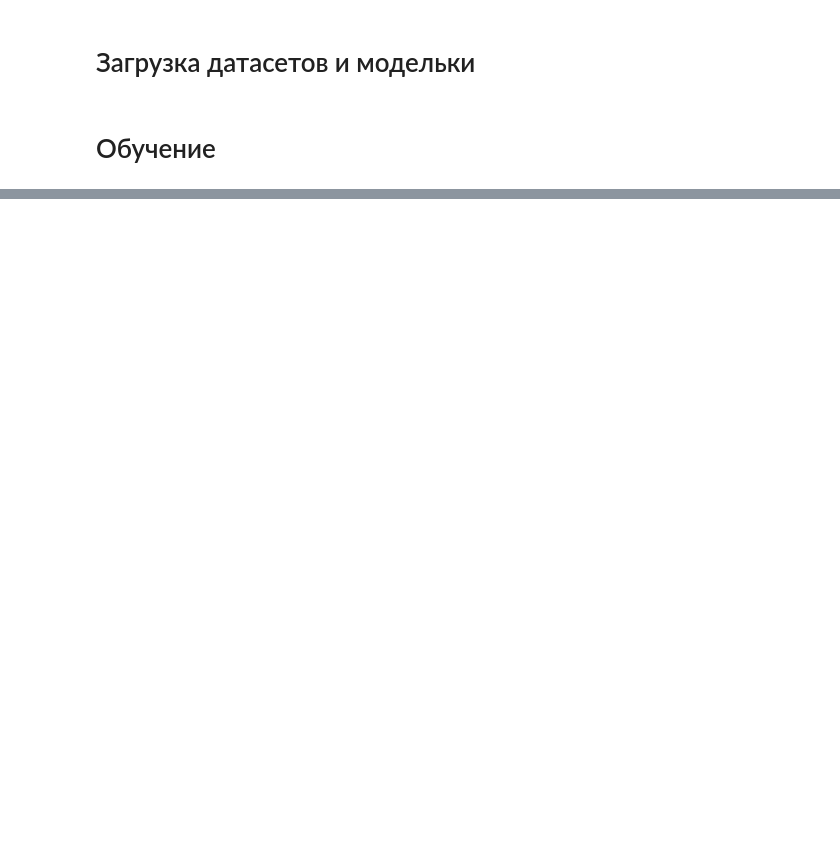
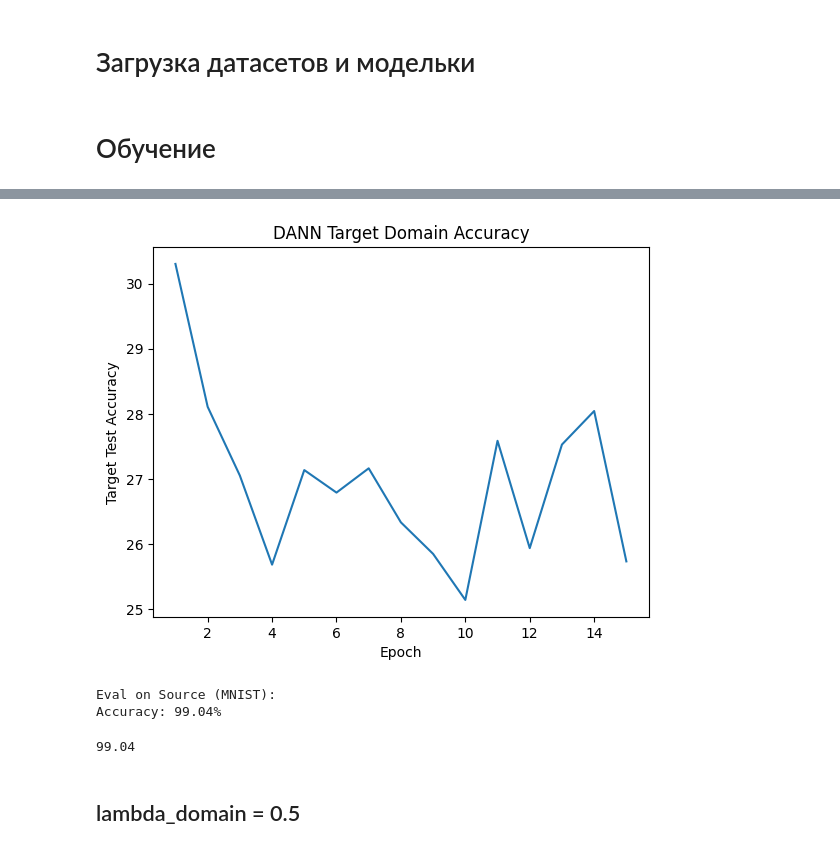
Before and after one commit to chickowar/6-sem-CV-dz-4, a Jupyter notebook: notebooks/02_dann_mnist_svhn.ipynb, the cells around one changed output, grey strips where cells are left out. Drawn from its saved outputs; the diff is of its cells as text; code cells hidden in the pictures; blank space fills up the shorter version.

```diff
--- a/notebooks/02_dann_mnist_svhn.ipynb
+++ b/notebooks/02_dann_mnist_svhn.ipynb
@@ -41,3 +130,11 @@ C = LabelClassifier()
 D = DomainDiscriminator()
 # %% [markdown]
 # Обучение
+# %%
+import numpy as np
+import matplotlib.pyplot as plt
+
+def alpha_schedule(epoch, step, max_epoch=15, max_step=500, k=5.0):
+    """Более плавный рост alpha."""
+    p = float(epoch * max_step + step) / (max_epoch * max_step)
+    return 2. / (1. + np.exp(-k * p)) - 1
@@ -43,0 +143,11 @@ D = DomainDiscriminator()
+# %%
+target_accs = train_dann(
+    F, C, D,
+    source_loader, target_loader,
+    device,
+    epochs=15,
+    alpha_schedule=alpha_schedule,
+    lambda_domain=0.3,
+    evaluate_fn = evaluate, target_test_loader=target_test
+
+)
@@ -44 +180,18 @@ D = DomainDiscriminator()
+# %%
+plt.plot(range(1, len(target_accs)+1), target_accs)
+plt.xlabel("Epoch")
+plt.ylabel("Target Test Accuracy")
+plt.title("DANN Target Domain Accuracy")
+plt.show()
+# %% [output]
+[figure, added]
+# %%
+print("Eval on Source (MNIST):")
+evaluate(nn.Sequential(F, C), source_test, device)
+# %% [output]
+Eval on Source (MNIST):
+Accuracy: 99.04%
+99.04
+# %% [markdown]
+## lambda_domain = 0.5
 # %%
```
Also changed, not shown: parts of 21 cells of this notebook.
